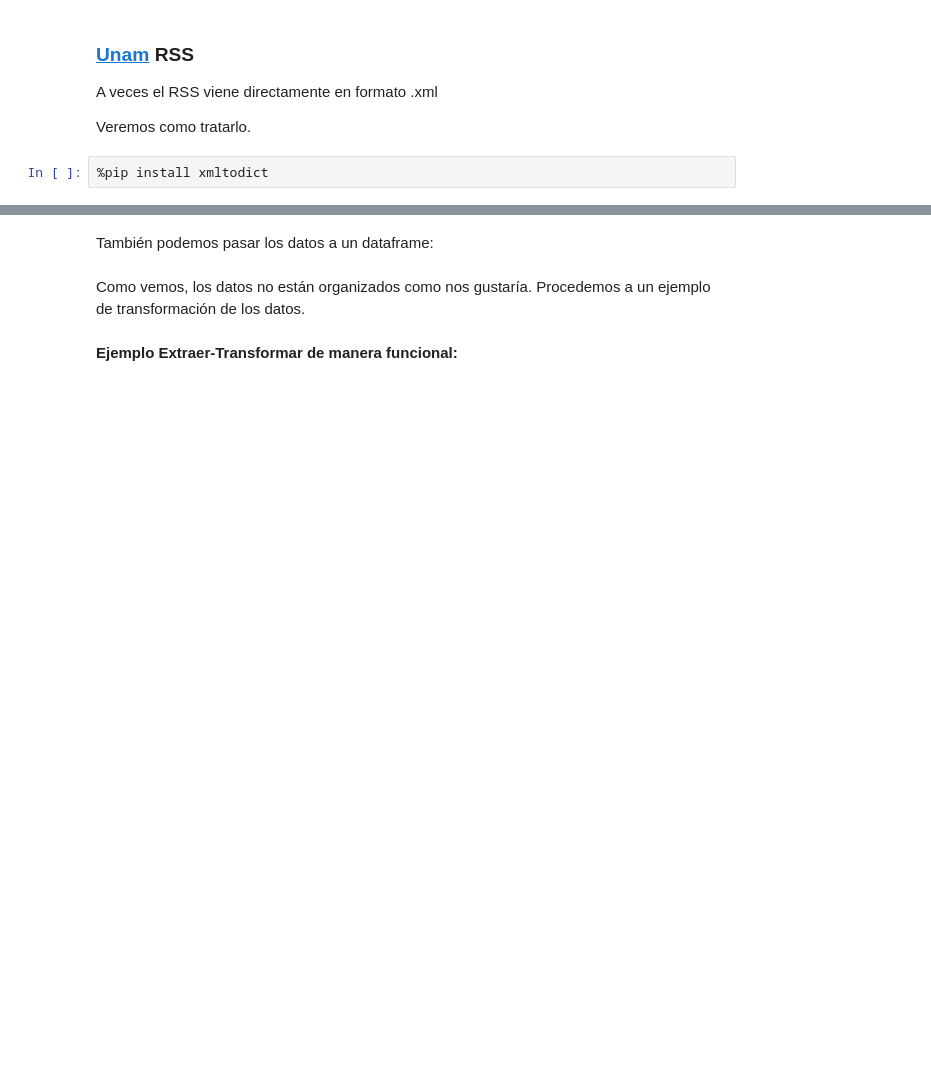
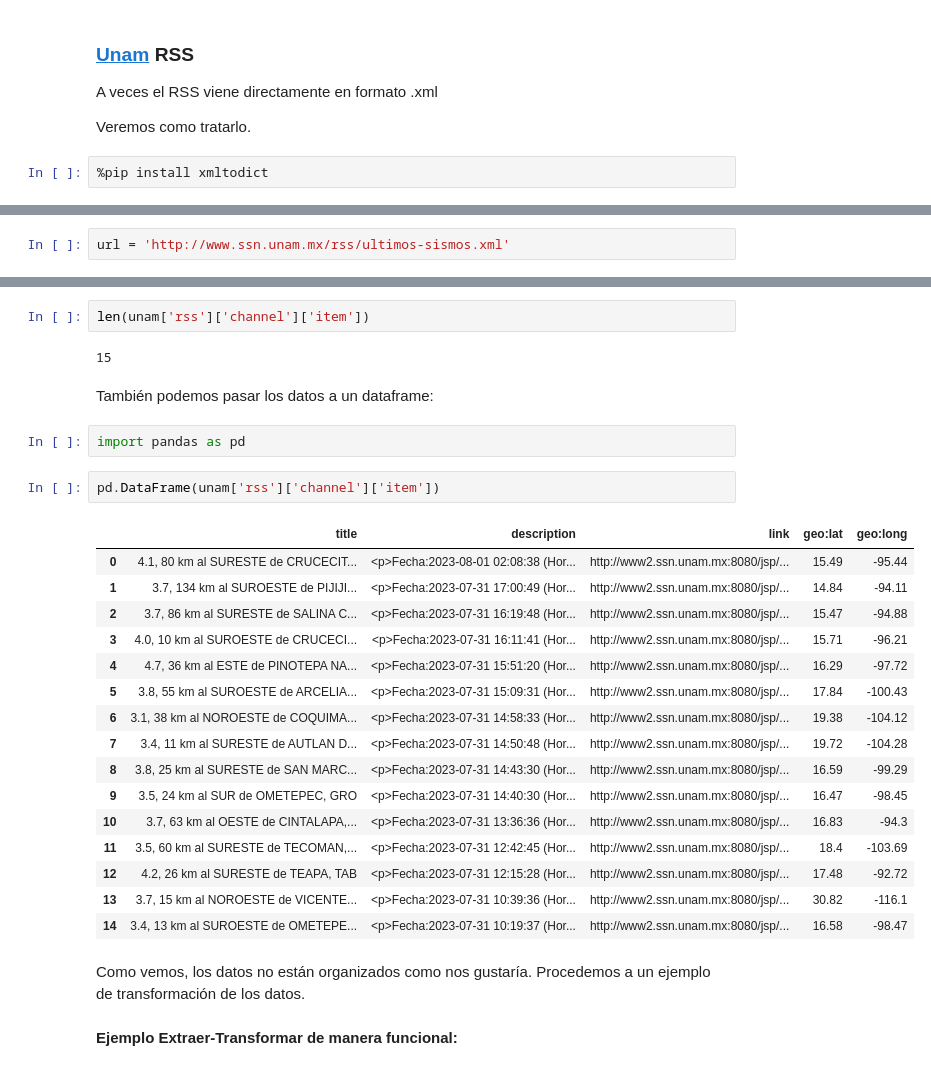
Before and after one commit to Ironhack-Data-Madrid-Julio-2023/apuntes_clase, a Jupyter notebook: semana_4/2.1 - RSS.ipynb, the cells around one changed output, grey strips where cells are left out. Cells and saved outputs as stored; diff of their text form; blank space fills up the shorter version.

```diff
--- a/semana_4/2.1 - RSS.ipynb
+++ b/semana_4/2.1 - RSS.ipynb
@@ -37,0 +133,2 @@ Veremos como tratarlo.
+# %%
+url = 'http://www.ssn.unam.mx/rss/ultimos-sismos.xml'
@@ -38,5 +155,30 @@ Veremos como tratarlo.
+# %%
+len(unam['rss']['channel']['item'])
+# %% [output]
+15
 # %% [markdown]
 También podemos pasar los datos a un dataframe:
+# %%
+import pandas as pd
+# %%
+pd.DataFrame(unam['rss']['channel']['item'])
+# %% [output]
+|  | title | description | link | geo:lat | geo:long |
+| 0 | 4.1, 80 km al SURESTE de CRUCECIT... | <p>Fecha:2023-08-01 02:08:38 (Hor... | http://www2.ssn.unam.mx:8080/jsp/... | 15.49 | -95.44 |
+| 1 | 3.7, 134 km al SUROESTE de PIJIJI... | <p>Fecha:2023-07-31 17:00:49 (Hor... | http://www2.ssn.unam.mx:8080/jsp/... | 14.84 | -94.11 |
+| 2 | 3.7, 86 km al SURESTE de SALINA C... | <p>Fecha:2023-07-31 16:19:48 (Hor... | http://www2.ssn.unam.mx:8080/jsp/... | 15.47 | -94.88 |
+| 3 | 4.0, 10 km al SUROESTE de CRUCECI... | <p>Fecha:2023-07-31 16:11:41 (Hor... | http://www2.ssn.unam.mx:8080/jsp/... | 15.71 | -96.21 |
+| 4 | 4.7, 36 km al ESTE de PINOTEPA NA... | <p>Fecha:2023-07-31 15:51:20 (Hor... | http://www2.ssn.unam.mx:8080/jsp/... | 16.29 | -97.72 |
+| 5 | 3.8, 55 km al SUROESTE de ARCELIA... | <p>Fecha:2023-07-31 15:09:31 (Hor... | http://www2.ssn.unam.mx:8080/jsp/... | 17.84 | -100.43 |
+| 6 | 3.1, 38 km al NOROESTE de COQUIMA... | <p>Fecha:2023-07-31 14:58:33 (Hor... | http://www2.ssn.unam.mx:8080/jsp/... | 19.38 | -104.12 |
+| 7 | 3.4, 11 km al SURESTE de AUTLAN D... | <p>Fecha:2023-07-31 14:50:48 (Hor... | http://www2.ssn.unam.mx:8080/jsp/... | 19.72 | -104.28 |
+| 8 | 3.8, 25 km al SURESTE de SAN MARC... | <p>Fecha:2023-07-31 14:43:30 (Hor... | http://www2.ssn.unam.mx:8080/jsp/... | 16.59 | -99.29 |
+| 9 | 3.5, 24 km al SUR de OMETEPEC, GRO | <p>Fecha:2023-07-31 14:40:30 (Hor... | http://www2.ssn.unam.mx:8080/jsp/... | 16.47 | -98.45 |
+| 10 | 3.7, 63 km al OESTE de CINTALAPA,... | <p>Fecha:2023-07-31 13:36:36 (Hor... | http://www2.ssn.unam.mx:8080/jsp/... | 16.83 | -94.3 |
+| 11 | 3.5, 60 km al SURESTE de TECOMAN,... | <p>Fecha:2023-07-31 12:42:45 (Hor... | http://www2.ssn.unam.mx:8080/jsp/... | 18.4 | -103.69 |
+| 12 | 4.2, 26 km al SURESTE de TEAPA, TAB | <p>Fecha:2023-07-31 12:15:28 (Hor... | http://www2.ssn.unam.mx:8080/jsp/... | 17.48 | -92.72 |
+| 13 | 3.7, 15 km al NOROESTE de VICENTE... | <p>Fecha:2023-07-31 10:39:36 (Hor... | http://www2.ssn.unam.mx:8080/jsp/... | 30.82 | -116.1 |
+| 14 | 3.4, 13 km al SUROESTE de OMETEPE... | <p>Fecha:2023-07-31 10:19:37 (Hor... | http://www2.ssn.unam.mx:8080/jsp/... | 16.58 | -98.47 |
 # %% [markdown]
 Como vemos, los datos no están organizados como nos gustaría. Procedemos a un ejemplo de transformación de los datos.
 # %% [markdown]
```
Also changed, not shown: parts of 25 cells of this notebook, 1 other file.
